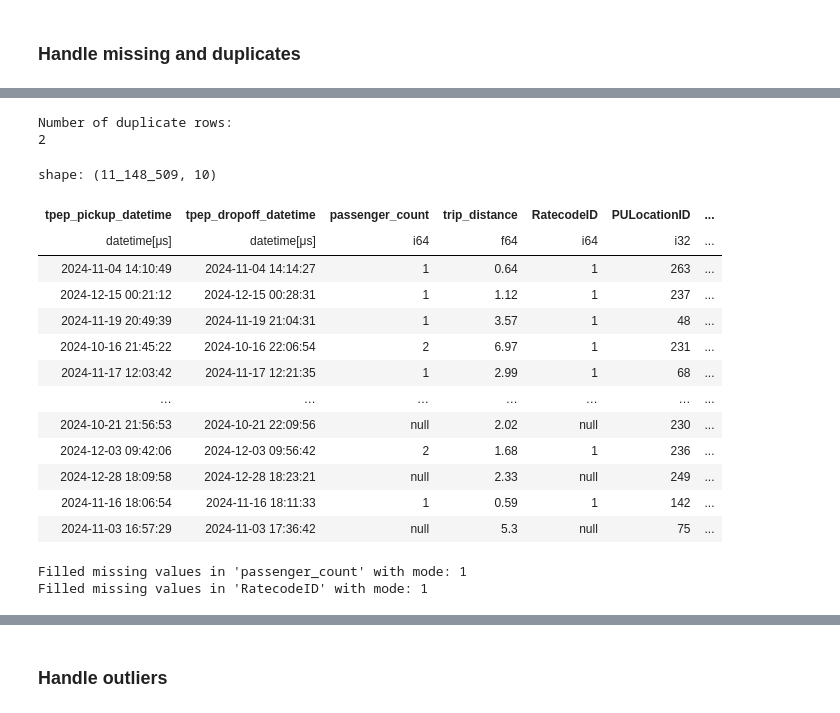
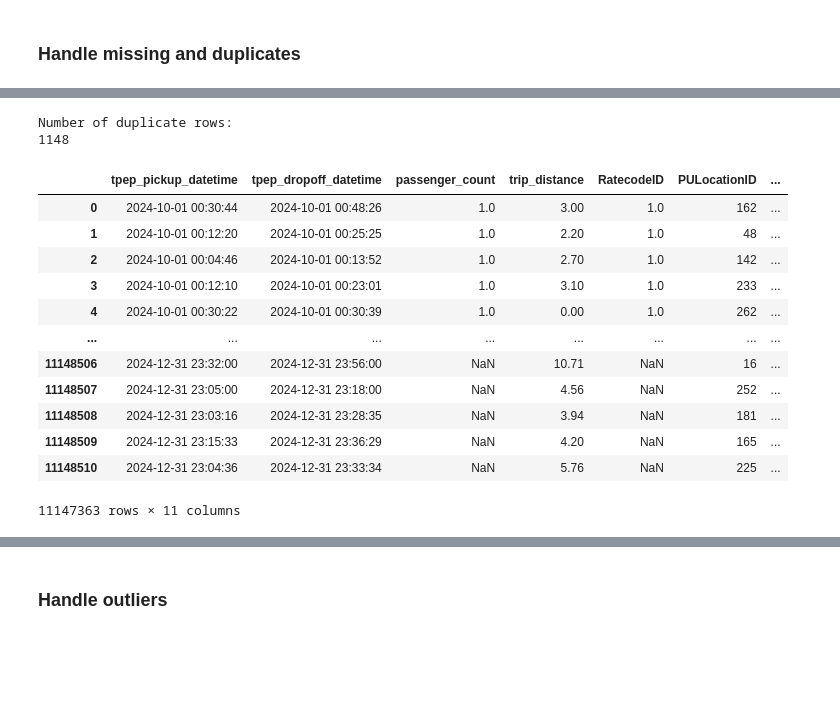
Before and after one commit to TKhahahah/Text_Analytics, a Jupyter notebook: TK_Data_Analytics_and_Modeling.ipynb, the cells around one changed output, grey strips where cells are left out. Saved outputs shown, nothing was run; the diff lists cells and outputs as text; code cells hidden in the pictures; blank space fills up the shorter version.

```diff
--- a/TK_Data_Analytics_and_Modeling.ipynb
+++ b/TK_Data_Analytics_and_Modeling.ipynb
@@ -268,0 +301,6 @@ Schema([('tpep_pickup_datetime', Datetime(time_unit='us', time_zone=None)),
+# %%
+for col in df_quarters4_ytaxi.select_dtypes(include=['float64']).columns:
+    df_quarters4_ytaxi[col] = df_quarters4_ytaxi[col].astype(np.float32)
+
+for col in df_quarters4_ytaxi.select_dtypes(include=['int64']).columns:
+    df_quarters4_ytaxi[col] = df_quarters4_ytaxi[col].astype(np.int32)
@@ -279,38 +342,25 @@ shape: (1, 10)
 # %%
 # Check duplicate row
 print("Number of duplicate rows:")
-print(sl_quarters4_ytaxi.height - sl_quarters4_ytaxi.unique().height)
+print(df_quarters4_ytaxi.duplicated().sum())
 # %% [output]
 Number of duplicate rows:
-2
+1148
 # %%
-# remove duplicates
-cl_quarters4_ytaxi = sl_quarters4_ytaxi.unique() #ใน polars การลบค่าซ้ำจะใช้ .unique()
+#remove duplicates
+cl_quarters4_ytaxi = df_quarters4_ytaxi.drop_duplicates()
 cl_quarters4_ytaxi
 # %% [output]
+|  | tpep_pickup_datetime | tpep_dropoff_datetime | passenger_count | trip_distance | RatecodeID | PULocationID | ... |
+| 0 | 2024-10-01 00:30:44 | 2024-10-01 00:48:26 | 1.0 | 3.00 | 1.0 | 162 | ... |
+| 1 | 2024-10-01 00:12:20 | 2024-10-01 00:25:25 | 1.0 | 2.20 | 1.0 | 48 | ... |
+| 2 | 2024-10-01 00:04:46 | 2024-10-01 00:13:52 | 1.0 | 2.70 | 1.0 | 142 | ... |
+| 3 | 2024-10-01 00:12:10 | 2024-10-01 00:23:01 | 1.0 | 3.10 | 1.0 | 233 | ... |
+| 4 | 2024-10-01 00:30:22 | 2024-10-01 00:30:39 | 1.0 | 0.00 | 1.0 | 262 | ... |
+| ... | ... | ... | ... | ... | ... | ... | ... |
+| 11148506 | 2024-12-31 23:32:00 | 2024-12-31 23:56:00 | NaN | 10.71 | NaN | 16 | ... |
+| 11148507 | 2024-12-31 23:05:00 | 2024-12-31 23:18:00 | NaN | 4.56 | NaN | 252 | ... |
+| 11148508 | 2024-12-31 23:03:16 | 2024-12-31 23:28:35 | NaN | 3.94 | NaN | 181 | ... |
+| 11148509 | 2024-12-31 23:15:33 | 2024-12-31 23:36:29 | NaN | 4.20 | NaN | 165 | ... |
+| 11148510 | 2024-12-31 23:04:36 | 2024-12-31 23:33:34 | NaN | 5.76 | NaN | 225 | ... |
-shape: (11_148_509, 10)
+11147363 rows × 11 columns
-| tpep_pickup_datetime | tpep_dropoff_datetime | passenger_count | trip_distance | RatecodeID | PULocationID | ... |
-| datetime[μs] | datetime[μs] | i64 | f64 | i64 | i32 | ... |
-| 2024-11-04 14:10:49 | 2024-11-04 14:14:27 | 1 | 0.64 | 1 | 263 | ... |
-| 2024-12-15 00:21:12 | 2024-12-15 00:28:31 | 1 | 1.12 | 1 | 237 | ... |
-| 2024-11-19 20:49:39 | 2024-11-19 21:04:31 | 1 | 3.57 | 1 | 48 | ... |
-| 2024-10-16 21:45:22 | 2024-10-16 22:06:54 | 2 | 6.97 | 1 | 231 | ... |
-| 2024-11-17 12:03:42 | 2024-11-17 12:21:35 | 1 | 2.99 | 1 | 68 | ... |
-| … | … | … | … | … | … | ... |
-| 2024-10-21 21:56:53 | 2024-10-21 22:09:56 | null | 2.02 | null | 230 | ... |
-| 2024-12-03 09:42:06 | 2024-12-03 09:56:42 | 2 | 1.68 | 1 | 236 | ... |
-| 2024-12-28 18:09:58 | 2024-12-28 18:23:21 | null | 2.33 | null | 249 | ... |
-| 2024-11-16 18:06:54 | 2024-11-16 18:11:33 | 1 | 0.59 | 1 | 142 | ... |
-| 2024-11-03 16:57:29 | 2024-11-03 17:36:42 | null | 5.3 | null | 75 | ... |
-# %%
-# Handle missing value
-for col in ['passenger_count', 'RatecodeID']:
-    if cl_quarters4_ytaxi[col].null_count():
-        mode_value = cl_quarters4_ytaxi[col].mode()[0]
-        cl_quarters4_ytaxi = cl_quarters4_ytaxi.with_columns(
-            cl_quarters4_ytaxi[col].fill_null(mode_value).alias(col)
-        )
-        print(f"Filled missing values in '{col}' with mode: {mode_value}")
-# %% [output]
-Filled missing values in 'passenger_count' with mode: 1
-Filled missing values in 'RatecodeID' with mode: 1
```
Also changed, not shown: parts of 46 cells of this notebook.
